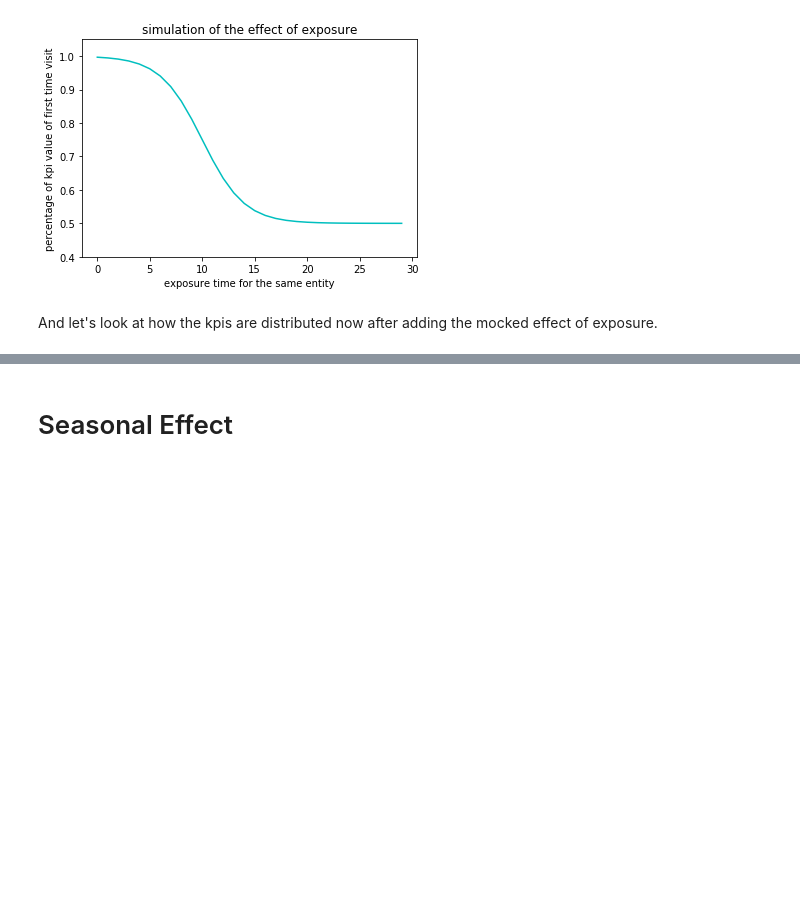
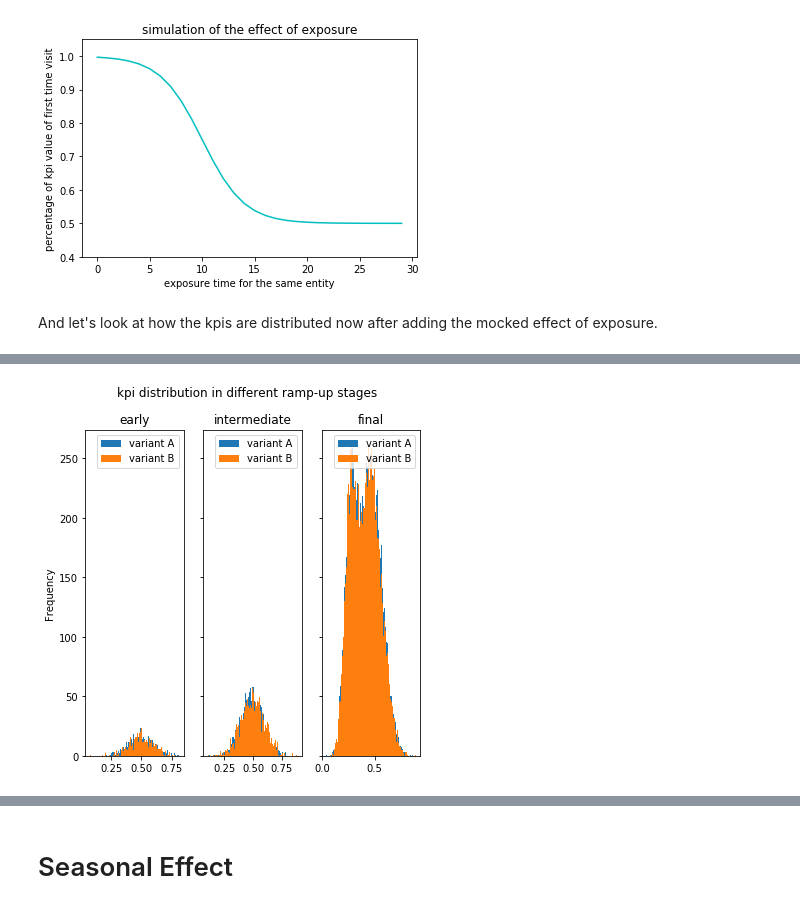
Before and after one commit to shansfolder/AB-Test-Rampup-Analysis, a Jupyter notebook: Ramp-up-Simulation.ipynb, the cells around one changed output, grey strips where cells are left out. Saved outputs shown, nothing was run; the diff lists cells and outputs as text; code cells hidden in the pictures; blank space fills up the shorter version.

Commit message:
Add kpis distributions of different stage

```diff
--- a/Ramp-up-Simulation.ipynb
+++ b/Ramp-up-Simulation.ipynb
@@ -159,0 +171,23 @@ plt.show()
+# %%
+data_with_eoe_grouped_by_stage = data_with_eoe.assign(stage='final')
+for i in range(len(data_with_eoe_grouped_by_stage)):
+    day = data_with_eoe_grouped_by_stage.loc[i, 'time']
+    if day < 5:
+        data_with_eoe_grouped_by_stage.set_value(i, 'stage', 'early')
+    elif 5<= day < 10:
+        data_with_eoe_grouped_by_stage.set_value(i, 'stage', 'intermediate')
+
+data_by_stages = [
+    (data_with_eoe_grouped_by_stage[data_with_eoe_grouped_by_stage.stage=='early'], 'early'),
+    (data_with_eoe_grouped_by_stage[data_with_eoe_grouped_by_stage.stage=='intermediate'], 'intermediate'),
+    (data_with_eoe_grouped_by_stage[data_with_eoe_grouped_by_stage.stage=='final'], 'final')
+]
+
+fig, axes = plt.subplots(nrows=1, ncols=3, figsize=(6, 6), sharey=True)
+for data, axis in zip(data_by_stages, axes):
+    to_KPI_per_variant(data[0]).plot.hist(bins = 100, ax=axis)
+    axis.set_title(data[1])
+fig.suptitle("kpi distribution in different ramp-up stages")
+plt.show()
+# %% [output]
+[figure, added]
```
Also changed, not shown: parts of 14 cells of this notebook.
